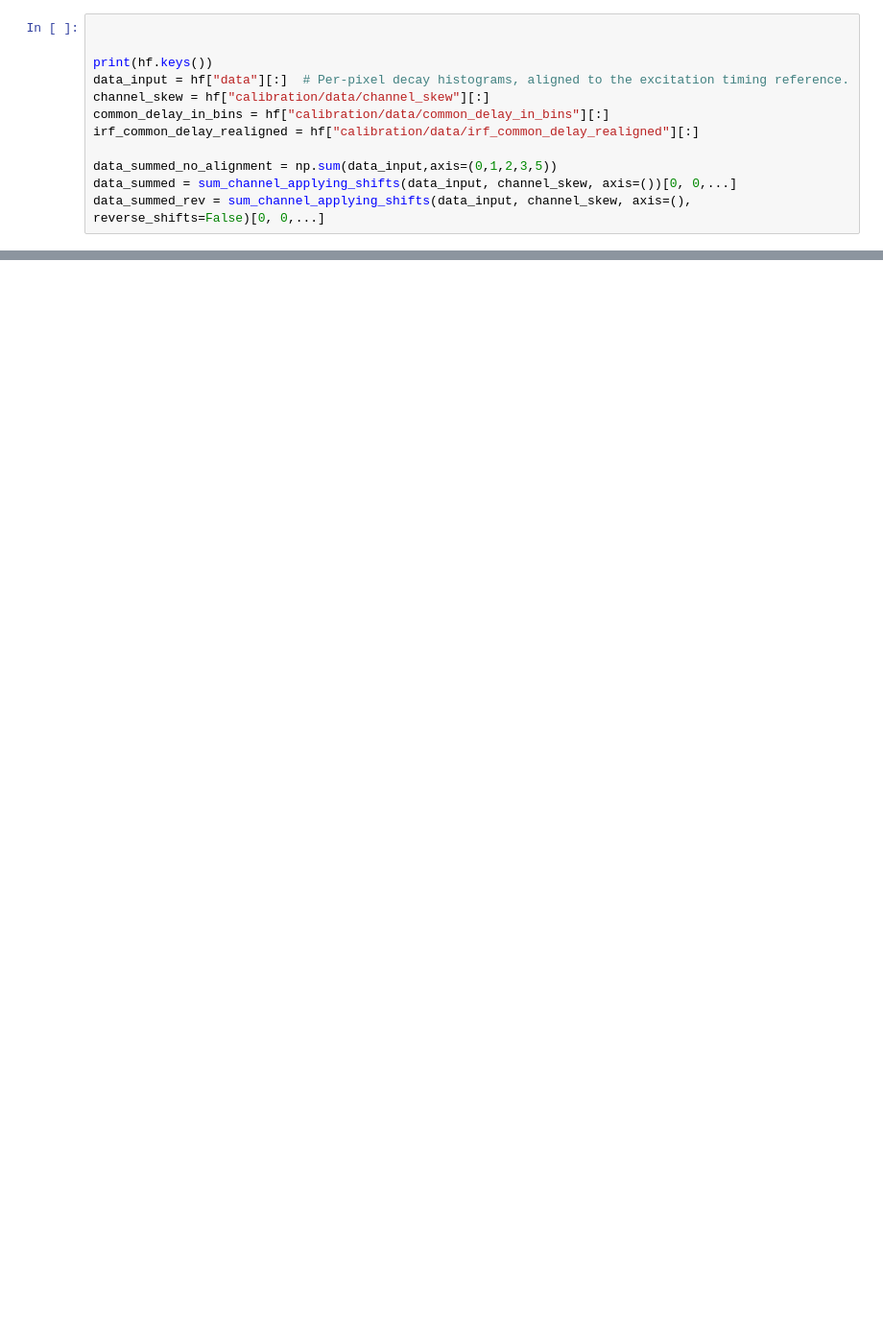
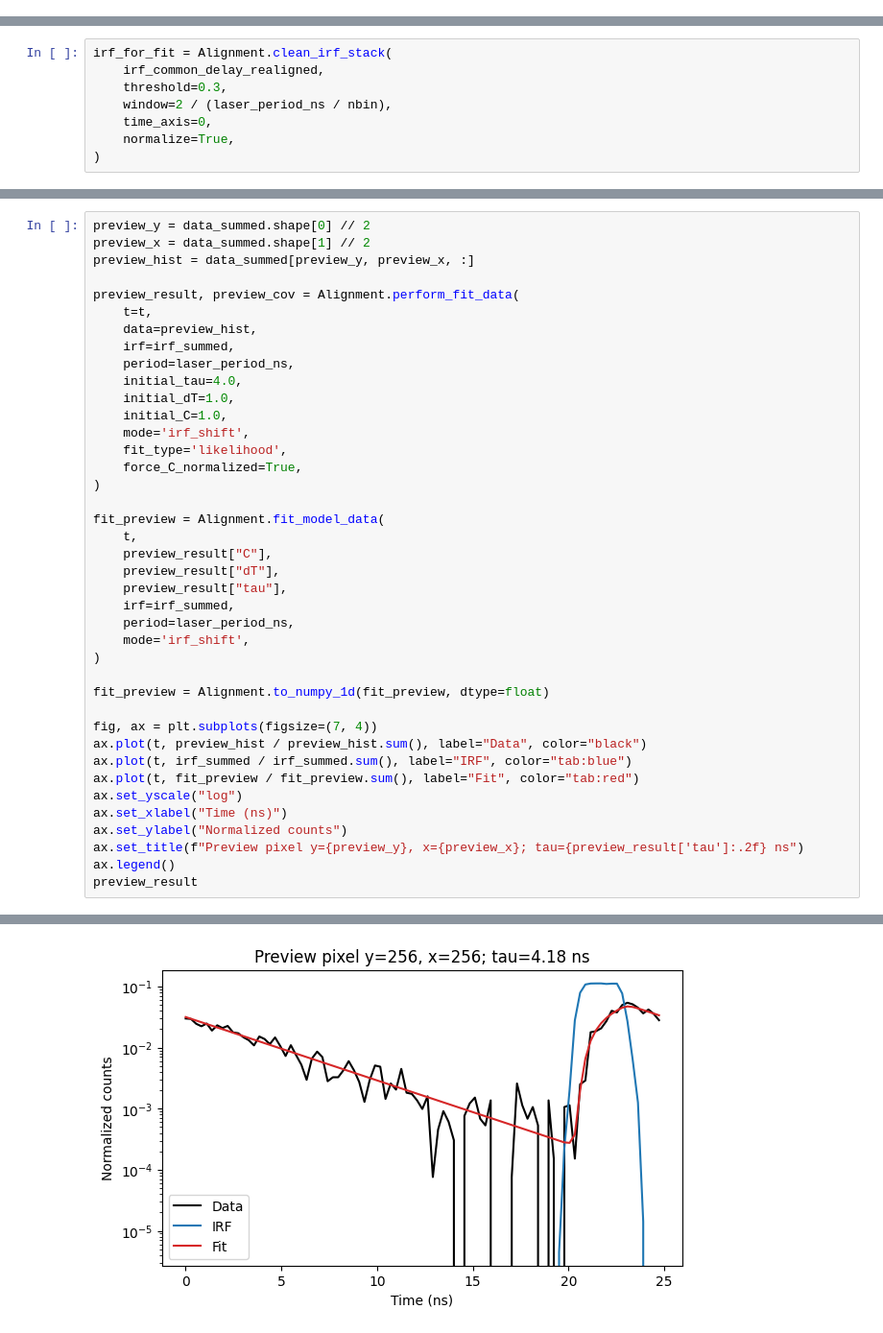
Before and after one commit to VicidominiLab/BrightEyes-Flim, a Jupyter notebook: example notebooks/TestGiuse_fit_UNFINISHED.ipynb, the cells around one changed output, grey strips where cells are left out. Shown at 96% size. Drawn from its saved outputs; the diff is of its cells as text; blank space fills up the shorter version.

```diff
--- a/example notebooks/TestGiuse_fit_UNFINISHED.ipynb
+++ b/example notebooks/TestGiuse_fit_UNFINISHED.ipynb
@@ -78,12 +0,0 @@ Using calibrated laser timing: 40.0000 MHz (25.0000 ns)
-# %%
-
-
-print(hf.keys())
-data_input = hf["data"][:]  # Per-pixel decay histograms, aligned to the excitation timing reference.
-channel_skew = hf["calibration/data/channel_skew"][:]
-common_delay_in_bins = hf["calibration/data/common_delay_in_bins"][:]
-irf_common_delay_realigned = hf["calibration/data/irf_common_delay_realigned"][:]
-
-data_summed_no_alignment = np.sum(data_input,axis=(0,1,2,3,5))
-data_summed = sum_channel_applying_shifts(data_input, channel_skew, axis=())[0, 0,...]
-data_summed_rev = sum_channel_applying_shifts(data_input, channel_skew, axis=(), reverse_shifts=False)[0, 0,...]
@@ -593,0 +67,8 @@ fig.tight_layout()
+# %%
+irf_for_fit = Alignment.clean_irf_stack(
+    irf_common_delay_realigned,
+    threshold=0.3,
+    window=2 / (laser_period_ns / nbin),
+    time_axis=0,
+    normalize=True,
+)
@@ -593,0 +117,41 @@ fig.tight_layout()
+# %%
+preview_y = data_summed.shape[0] // 2
+preview_x = data_summed.shape[1] // 2
+preview_hist = data_summed[preview_y, preview_x, :]
+
+preview_result, preview_cov = Alignment.perform_fit_data(
+    t=t,
+    data=preview_hist,
+    irf=irf_summed,
+    period=laser_period_ns,
+    initial_tau=4.0,
+    initial_dT=1.0,
+    initial_C=1.0,
+    mode='irf_shift',
+    fit_type='likelihood',
+    force_C_normalized=True,
+)
+
+fit_preview = Alignment.fit_model_data(
+    t,
+    preview_result["C"],
+    preview_result["dT"],
+    preview_result["tau"],
+    irf=irf_summed,
+    period=laser_period_ns,
+    mode='irf_shift',
+)
+
+fit_preview = Alignment.to_numpy_1d(fit_preview, dtype=float)
+
+fig, ax = plt.subplots(figsize=(7, 4))
+ax.plot(t, preview_hist / preview_hist.sum(), label="Data", color="black")
+ax.plot(t, irf_summed / irf_summed.sum(), label="IRF", color="tab:blue")
+ax.plot(t, fit_preview / fit_preview.sum(), label="Fit", color="tab:red")
+ax.set_yscale("log")
+ax.set_xlabel("Time (ns)")
+ax.set_ylabel("Normalized counts")
+ax.set_title(f"Preview pixel y={preview_y}, x={preview_x}; tau={preview_result['tau']:.2f} ns")
+ax.legend()
+preview_result
+# %% [output]
@@ -593,0 +161 @@ fig.tight_layout()
+[figure, added]
```
Also changed, not shown: parts of 42 cells of this notebook, 15 other files.
